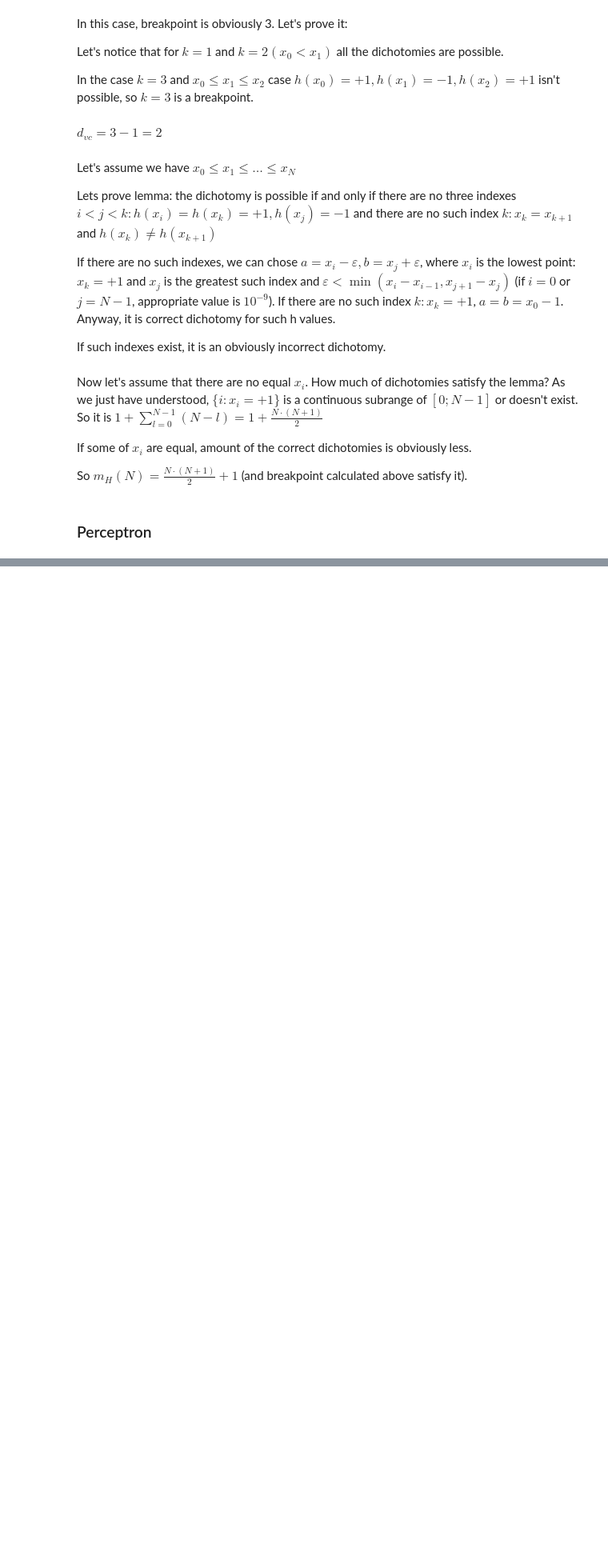
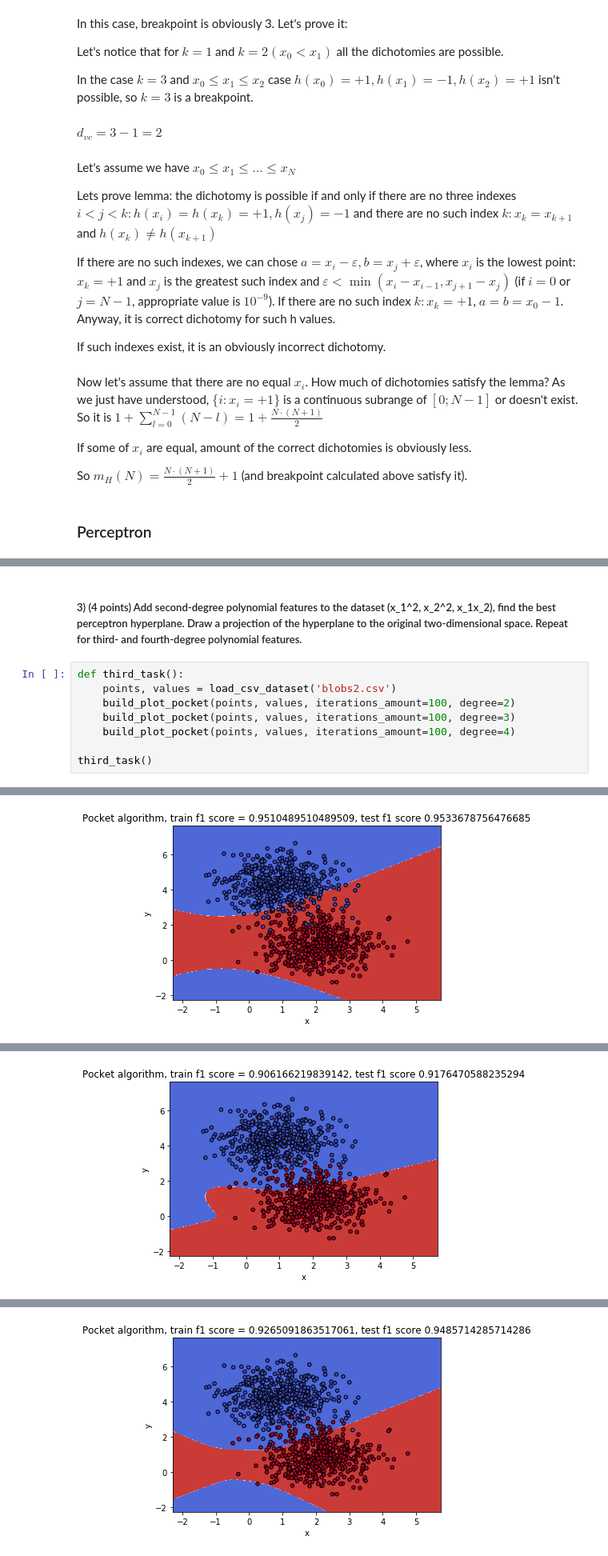
Before and after one commit to Igor-Tukh/machine-learning-hse, a Jupyter notebook: hw02/hw02.ipynb, the cells around one changed output, grey strips where cells are left out. Shown at 80% size. Drawn from its saved outputs; the diff is of its cells as text; blank space fills up the shorter version.

```diff
--- a/hw02/hw02.ipynb
+++ b/hw02/hw02.ipynb
@@ -73,0 +169,11 @@ So $m_{H}(N) = \frac{N \cdot (N + 1)}{2} + 1$ (and breakpoint calculated above s
+# %% [markdown]
+##### 3) (4 points) Add second-degree polynomial features to the dataset (x_1^2, x_2^2, x_1x_2), find the best perceptron hyperplane. Draw a projection of the hyperplane to the original two-dimensional space. Repeat for third- and fourth-degree polynomial features.
+# %%
+def third_task():
+    points, values = load_csv_dataset('blobs2.csv')
+    build_plot_pocket(points, values, iterations_amount=100, degree=2)
+    build_plot_pocket(points, values, iterations_amount=100, degree=3)
+    build_plot_pocket(points, values, iterations_amount=100, degree=4)
+
+third_task()
+# %% [output]
@@ -73,0 +181 @@ So $m_{H}(N) = \frac{N \cdot (N + 1)}{2} + 1$ (and breakpoint calculated above s
+[figure, added]
@@ -73,0 +183 @@ So $m_{H}(N) = \frac{N \cdot (N + 1)}{2} + 1$ (and breakpoint calculated above s
+[figure, added]
@@ -73,0 +185 @@ So $m_{H}(N) = \frac{N \cdot (N + 1)}{2} + 1$ (and breakpoint calculated above s
+[figure, added]
```
Also changed, not shown: parts of 18 cells of this notebook.
